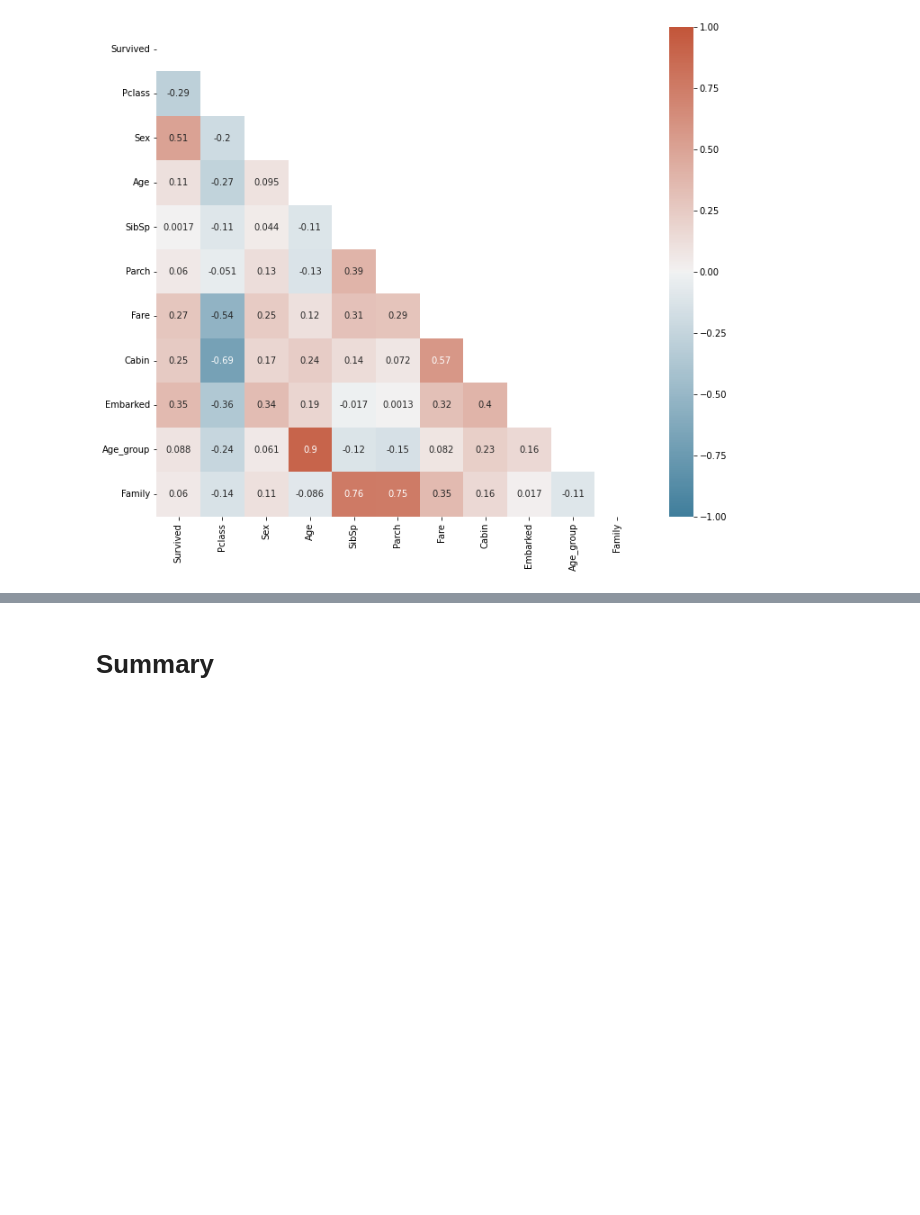
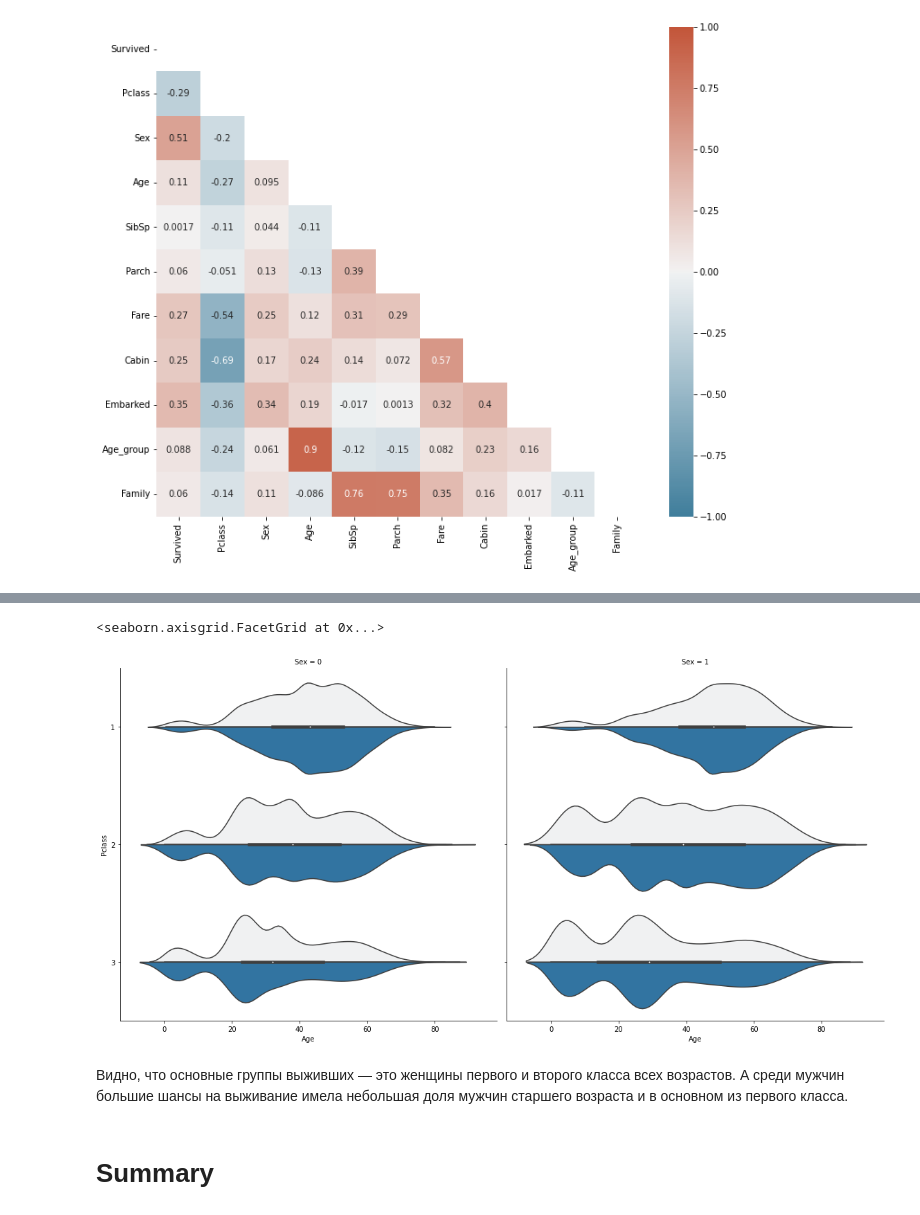
Before and after one commit to Sekai-no-uragawa/2_Descriptive-Statistics-and-Data-Exploration, a Jupyter notebook: eda.ipynb, the cells around one changed output, grey strips where cells are left out. Drawn from its saved outputs; the diff is of its cells as text; code cells hidden in the pictures; blank space fills up the shorter version.

```diff
--- a/eda.ipynb
+++ b/eda.ipynb
@@ -477,2 +491,10 @@ sns.heatmap(data=corr, annot=True, vmin=-1, vmax=1, mask=mask, cmap=cmap)
+# %%
+g = sns.FacetGrid(data=df, col='Sex', height=8, aspect=1)
+g.map(sns.violinplot, 'Age', 'Pclass', 'Survived', orient='h', split=True)#alpha=0.2, legend='full', size=200, sizes=(200, 200)
+# %% [output]
+<seaborn.axisgrid.FacetGrid at 0x...>
+[figure, added]
+# %% [markdown]
+Видно, что основные группы выживших — это женщины первого и второго класса всех возрастов. А среди мужчин большие шансы на выживание имела небольшая доля мужчин старшего возраста и в основном из первого класса.
 # %% [markdown]
 # Summary
```
Also changed, not shown: parts of 6 cells of this notebook.
